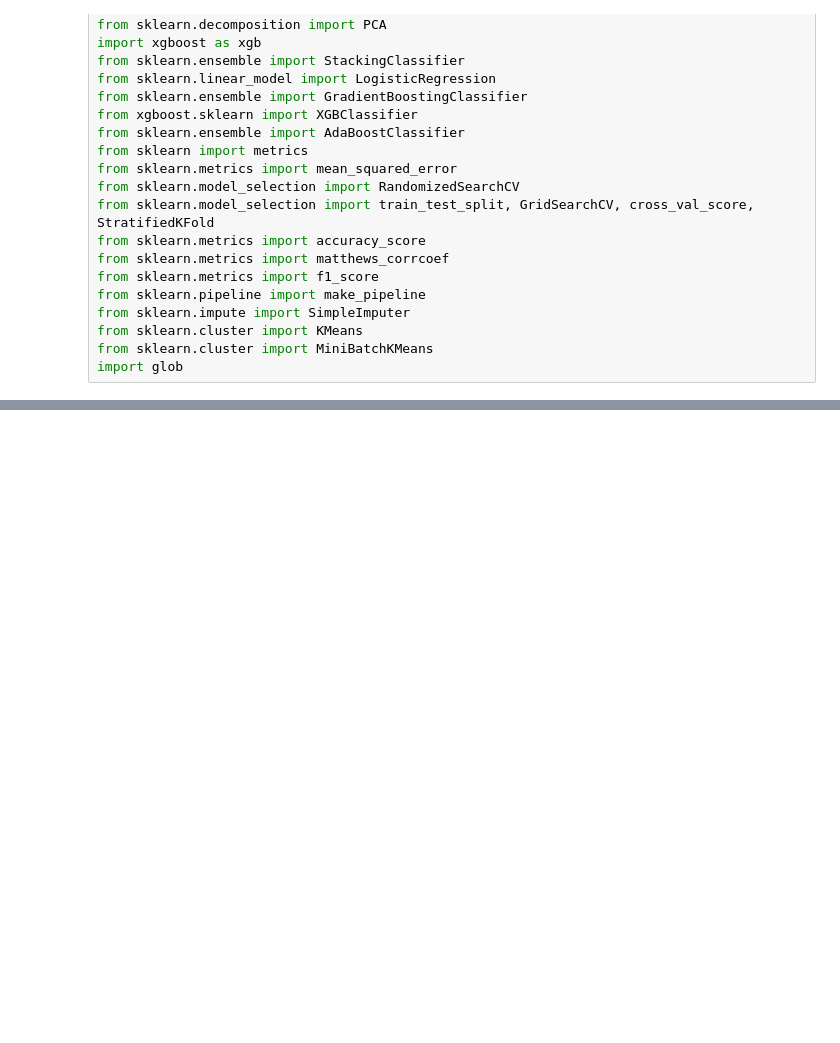
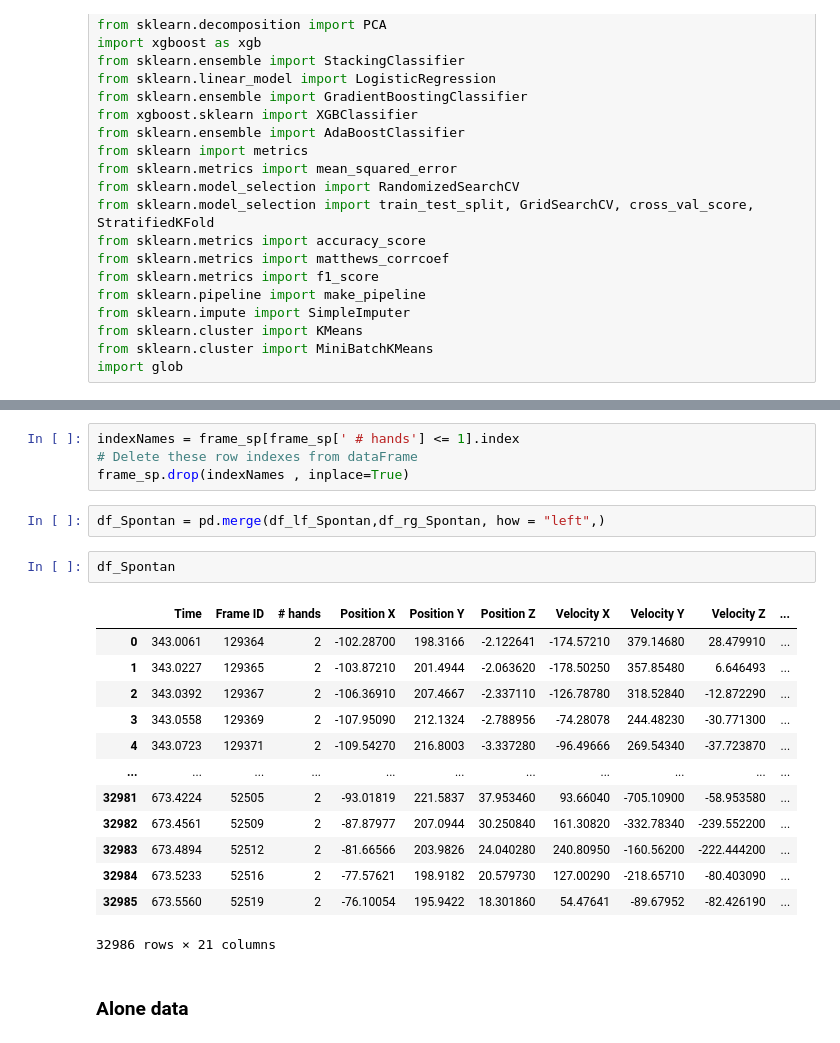
Before and after one commit to kuty007/final-porj-semB, a Jupyter notebook: Hands.ipynb, the cells around one changed output, grey strips where cells are left out. Cells and saved outputs as stored; diff of their text form; blank space fills up the shorter version.

```diff
--- a/Hands.ipynb
+++ b/Hands.ipynb
@@ -172,0 +177,24 @@ df_sync.head()
+# %%
+indexNames = frame_sp[frame_sp[' # hands'] <= 1].index
+# Delete these row indexes from dataFrame
+frame_sp.drop(indexNames , inplace=True)
+# %%
+df_Spontan = pd.merge(df_lf_Spontan,df_rg_Spontan, how = "left",)
+# %%
+df_Spontan
+# %% [output]
+|  | Time | Frame ID | # hands | Position X | Position Y | Position Z | Velocity X | Velocity Y | Velocity Z | ... |
+| 0 | 343.0061 | 129364 | 2 | -102.28700 | 198.3166 | -2.122641 | -174.57210 | 379.14680 | 28.479910 | ... |
+| 1 | 343.0227 | 129365 | 2 | -103.87210 | 201.4944 | -2.063620 | -178.50250 | 357.85480 | 6.646493 | ... |
+| 2 | 343.0392 | 129367 | 2 | -106.36910 | 207.4667 | -2.337110 | -126.78780 | 318.52840 | -12.872290 | ... |
+| 3 | 343.0558 | 129369 | 2 | -107.95090 | 212.1324 | -2.788956 | -74.28078 | 244.48230 | -30.771300 | ... |
+| 4 | 343.0723 | 129371 | 2 | -109.54270 | 216.8003 | -3.337280 | -96.49666 | 269.54340 | -37.723870 | ... |
+| ... | ... | ... | ... | ... | ... | ... | ... | ... | ... | ... |
+| 32981 | 673.4224 | 52505 | 2 | -93.01819 | 221.5837 | 37.953460 | 93.66040 | -705.10900 | -58.953580 | ... |
+| 32982 | 673.4561 | 52509 | 2 | -87.87977 | 207.0944 | 30.250840 | 161.30820 | -332.78340 | -239.552200 | ... |
+| 32983 | 673.4894 | 52512 | 2 | -81.66566 | 203.9826 | 24.040280 | 240.80950 | -160.56200 | -222.444200 | ... |
+| 32984 | 673.5233 | 52516 | 2 | -77.57621 | 198.9182 | 20.579730 | 127.00290 | -218.65710 | -80.403090 | ... |
+| 32985 | 673.5560 | 52519 | 2 | -76.10054 | 195.9422 | 18.301860 | 54.47641 | -89.67952 | -82.426190 | ... |
+32986 rows × 21 columns
+# %% [markdown]
+### Alone data
```
Also changed, not shown: parts of 43 cells of this notebook, 1 other file.
